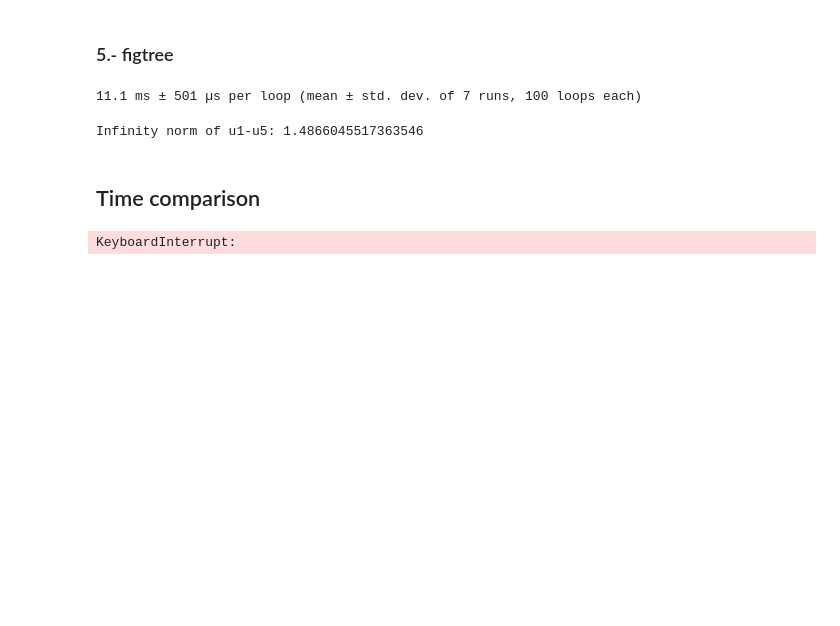
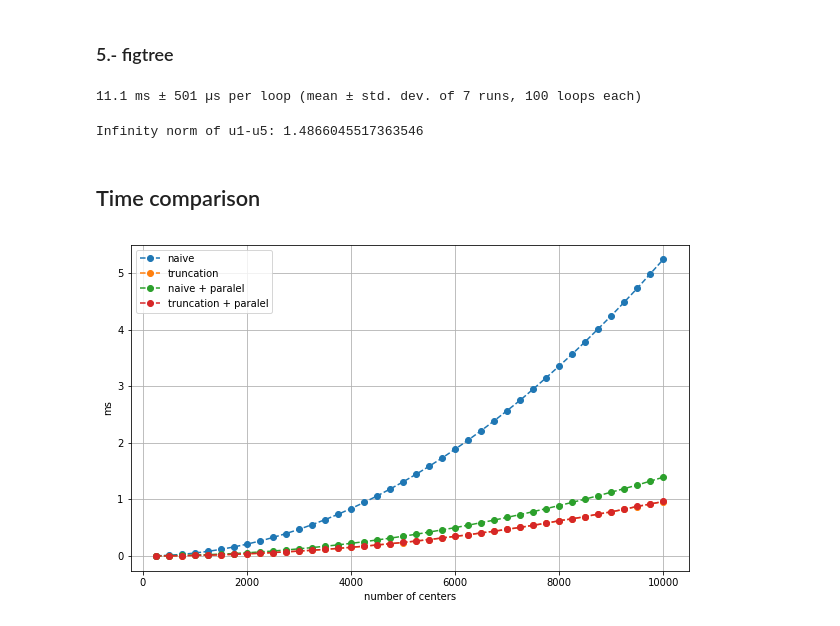
Before and after one commit to mavillan/HDMClouds, a Jupyter notebook: notebooks/Fast Evaluation.ipynb, the cells around one changed output. Drawn from its saved outputs; the diff is of its cells as text; code cells hidden in the pictures; blank space fills up the shorter version.

Commit message:
Last results for fast evaluation

```diff
--- a/notebooks/Fast Evaluation.ipynb
+++ b/notebooks/Fast Evaluation.ipynb
@@ -193,7 +194,7 @@ times1 = []
 times2 = []
 times3 = []
 times4 = []
-n_points = list(range(250, 5001, 250))
+n_points = list(range(250, 10001, 250))
 
 for Nc in n_points:
     # points generation
@@ -217,11 +218,22 @@ for Nc in n_points:
     times2.append(tr2.average)
 
     # evaluating performance of Naive + paralelization
-    tr3 = %timeit -o -n 3 -q u_eval_thread(c, sig, xc, yc, xe, ye, n_thread=2)
+    tr3 = %timeit -o -n 3 -q u_eval_thread(c, sig, xc, yc, xe, ye, n_thread=4)
     times3.append(tr3.average)
 
     # evaluating performance of Gaussian truncation + paralelization
-    tr4 = %timeit -o -n 3 -q u_eval_thread_fast(c, sig, xc, yc, xe, ye, neigh_indexes, neigh_indexes_aux, n_thread=2)
+    tr4 = %timeit -o -n 3 -q u_eval_thread_fast(c, sig, xc, yc, xe, ye, neigh_indexes, neigh_indexes_aux, n_thread=4)
     times4.append(tr4.average)
-# %% [output]
-KeyboardInterrupt:
+# %%
+plt.figure(figsize=(10,6))
+plt.plot(n_points, times1, "o--", label="naive")
+plt.plot(n_points, times2, "o--", label="truncation")
+plt.plot(n_points, times3, "o--", label="naive + paralel")
+plt.plot(n_points, times4, "o--", label="truncation + paralel")
+plt.grid()
+plt.legend(loc="best")
+plt.xlabel("number of centers")
+plt.ylabel("ms")
+plt.show()
+# %% [output]
+[figure, added]
```
Also changed, not shown: parts of 12 cells of this notebook.
